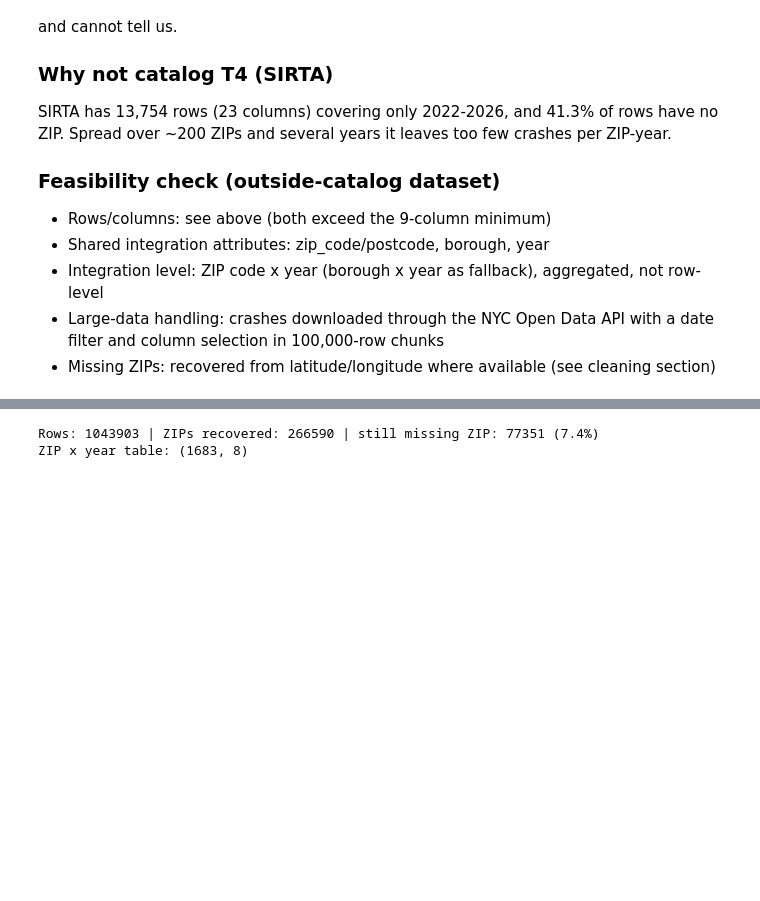
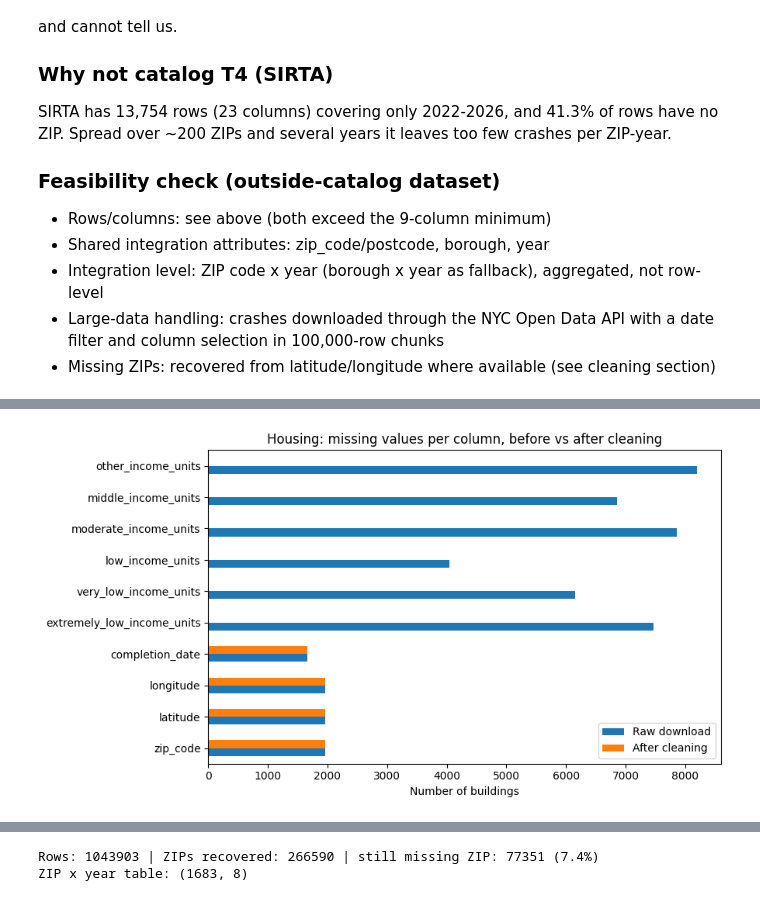
Before and after one commit to ziadhabashi111/nyc-housing-street-safety, a Jupyter notebook: Milestone1_Main.ipynb, the cells around one changed output, grey strips where cells are left out. Saved outputs shown, nothing was run; the diff lists cells and outputs as text; code cells hidden in the pictures; blank space fills up the shorter version.

```diff
--- a/Milestone1_Main.ipynb
+++ b/Milestone1_Main.ipynb
@@ -167,0 +167,80 @@ dtype: float64
+# %%
+import numpy as np
+import matplotlib.pyplot as plt
+
+income_cols = ["extremely_low_income_units", "very_low_income_units", "low_income_units",
+               "moderate_income_units", "middle_income_units", "other_income_units"]
+h = df_housing.copy()
+housing_log = {"raw rows": len(h), "raw total units": int(h["total_units"].sum())}
+
+# 1. Duplicates: building_id identifies a building. Keep the first row of each repeated id (missing ids are kept).
+repeated = h["building_id"].notna() & h["building_id"].duplicated(keep="first")
+housing_log["rows dropped (repeated building_id)"] = int(repeated.sum())
+housing_log["units in the dropped rows"] = int(h.loc[repeated, "total_units"].sum())
+h = h[~repeated].copy()
+
+# 2. Formats: upper-case borough, ZIP as a 5-character string, parsed dates, one construction-type column
+h["borough"] = h["borough"].astype("string").str.upper().str.strip()
+h["zip_code"] = pd.to_numeric(h["postcode"], errors="coerce").round().astype("Int64").astype("string").str.zfill(5)
+dates = pd.to_datetime(h["building_completion_date"], errors="coerce")
+h["completion_date"] = dates.dt.strftime("%Y-%m-%d")
+h["completion_year"] = dates.dt.year.astype("Int64")
+h["construction_type"] = h["reporting_construction_type"].astype("string").str.strip()
+
+# 3. Missing values: an empty income tier means "no units in that tier", so NaN becomes 0.
+#    Coordinates outside NYC would become missing.
+h[income_cols] = h[income_cols].fillna(0).astype(int)
+bad_xy = ~(h["latitude"].between(40.4, 41.0) & h["longitude"].between(-74.3, -73.6)) & h["latitude"].notna()
+housing_log["coordinates outside NYC set to missing"] = int(bad_xy.sum())
+h.loc[bad_xy, ["latitude", "longitude"]] = np.nan
+
+# 4. A missing ZIP is filled from the other buildings of the same project, only when they all share one ZIP
+by_project = h.dropna(subset=["zip_code"]).groupby("project_id")["zip_code"].agg(["nunique", "first"])
+single_zip = by_project.loc[by_project["nunique"] == 1, "first"]
+fill = h["zip_code"].isna() & h["project_id"].isin(single_zip.index)
+h["zip_filled_from_project"] = fill
+h.loc[fill, "zip_code"] = h.loc[fill, "project_id"].map(single_zip)
+housing_log["ZIPs filled from the project"] = int(fill.sum())
+
+# 5. Derived columns: affordable_units = every income tier except other_income_units;
+#    units_outlier flags very large buildings with the IQR rule (they are kept, not removed)
+h["affordable_units"] = h[income_cols[:-1]].sum(axis=1)
+q1, q3 = h["total_units"].quantile([0.25, 0.75])
+h["units_outlier"] = h["total_units"] > q3 + 1.5 * (q3 - q1)
+housing_log["buildings flagged as unit outliers"] = int(h["units_outlier"].sum())
+
+housing_clean = h[["project_id", "building_id", "borough", "zip_code", "latitude", "longitude",
+                   "completion_date", "completion_year", "construction_type", "total_units",
+                   "affordable_units"] + income_cols + ["zip_filled_from_project", "units_outlier"]
+                  ].reset_index(drop=True)
+housing_clean.to_csv("housing_clean.csv", index=False)
+housing_log["clean rows"] = len(housing_clean)
+housing_log["clean total units"] = int(housing_clean["total_units"].sum())
+print(pd.Series(housing_log).to_string())
+
+# Before / after: missing values per column (raw vs cleaned)
+before = df_housing[["postcode", "latitude", "longitude", "building_completion_date"] + income_cols].isna().sum()
+after = housing_clean[["zip_code", "latitude", "longitude", "completion_date"] + income_cols].isna().sum()
+compare = pd.DataFrame({"Raw download": before.values, "After cleaning": after.values},
+                       index=["zip_code", "latitude", "longitude", "completion_date"] + income_cols)
+compare.plot.barh(figsize=(9, 5))
+plt.title("Housing: missing values per column, before vs after cleaning")
+plt.xlabel("Number of buildings")
+plt.tight_layout()
+plt.show()
+
+# Check against the shared file in the GitHub repo (the one the website and the integration use)
+REPO_FILE = "https://raw.githubusercontent.com/ziadhabashi111/nyc-housing-street-safety/main/data/housing_clean.csv"
+ref = pd.read_csv(REPO_FILE, dtype={"zip_code": "string"})
+sort_cols = ["project_id", "building_id", "total_units", "completion_date", "latitude"]
+a = housing_clean.sort_values(sort_cols).reset_index(drop=True)
+b = ref.sort_values(sort_cols).reset_index(drop=True)
+print("\nRows: this cell", len(a), "| repo file", len(b))
+if len(a) == len(b):
+    for c in b.columns:
+        x, y = a[c], b[c]
+        if c not in ("borough", "zip_code", "completion_date", "construction_type"):
+            x, y = pd.to_numeric(x).astype(float), pd.to_numeric(y).astype(float)   # 2019 vs 2019.0
+        same = (x.astype("string") == y.astype("string")) | (x.isna() & y.isna())
+        print(f"  {c}: {int((~same).sum())} different")
+# %% [output]
@@ -167,0 +256 @@ dtype: float64
+[figure, added]
```
Also changed, not shown: parts of 36 cells of this notebook.
